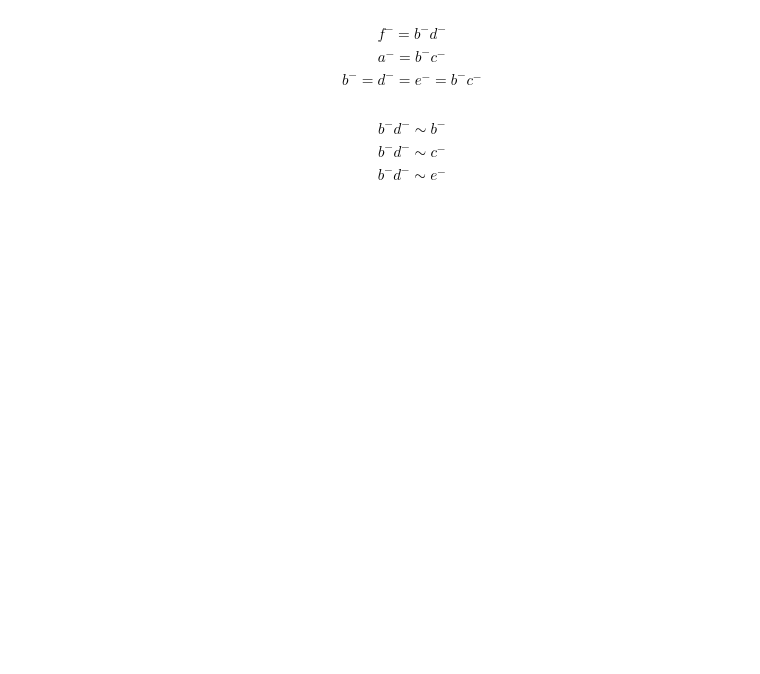
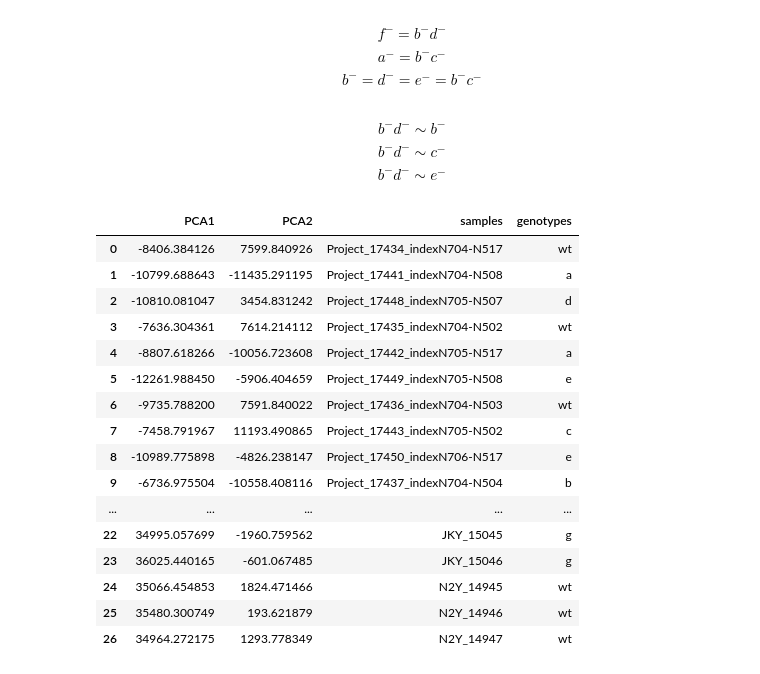
Before and after one commit to WormLabCaltech/mprsq, a Jupyter notebook: src/Genetic Analysis of RNA-Seq Data.ipynb, the cells around one changed output. Cells and saved outputs as stored; diff of their text form; code cells hidden in the pictures; blank space fills up the shorter version.

```diff
--- a/src/Genetic Analysis of RNA-Seq Data.ipynb
+++ b/src/Genetic Analysis of RNA-Seq Data.ipynb
@@ -727,0 +827,20 @@ def lind(x, col='qval'):
+# %%
+df_nD
+# %% [output]
+|  | PCA1 | PCA2 | samples | genotypes |
+| 0 | -8406.384126 | 7599.840926 | Project_17434_indexN704-N517 | wt |
+| 1 | -10799.688643 | -11435.291195 | Project_17441_indexN704-N508 | a |
+| 2 | -10810.081047 | 3454.831242 | Project_17448_indexN705-N507 | d |
+| 3 | -7636.304361 | 7614.214112 | Project_17435_indexN704-N502 | wt |
+| 4 | -8807.618266 | -10056.723608 | Project_17442_indexN705-N517 | a |
+| 5 | -12261.988450 | -5906.404659 | Project_17449_indexN705-N508 | e |
+| 6 | -9735.788200 | 7591.840022 | Project_17436_indexN704-N503 | wt |
+| 7 | -7458.791967 | 11193.490865 | Project_17443_indexN705-N502 | c |
+| 8 | -10989.775898 | -4826.238147 | Project_17450_indexN706-N517 | e |
+| 9 | -6736.975504 | -10558.408116 | Project_17437_indexN704-N504 | b |
+| ... | ... | ... | ... | ... |
+| 22 | 34995.057699 | -1960.759562 | JKY_15045 | g |
+| 23 | 36025.440165 | -601.067485 | JKY_15046 | g |
+| 24 | 35066.454853 | 1824.471466 | N2Y_14945 | wt |
+| 25 | 35480.300749 | 193.621879 | N2Y_14946 | wt |
+| 26 | 34964.272175 | 1293.778349 | N2Y_14947 | wt |
```
Also changed, not shown: parts of 37 cells of this notebook, 42 other files.
